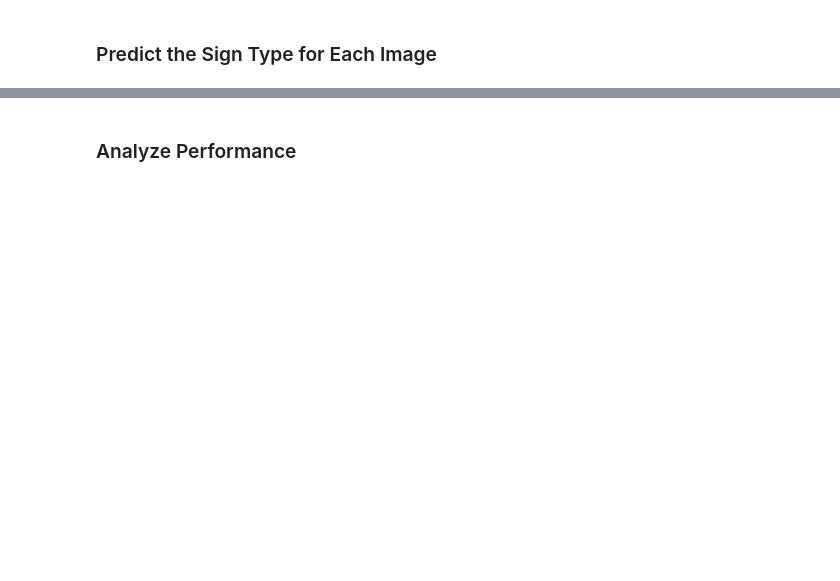
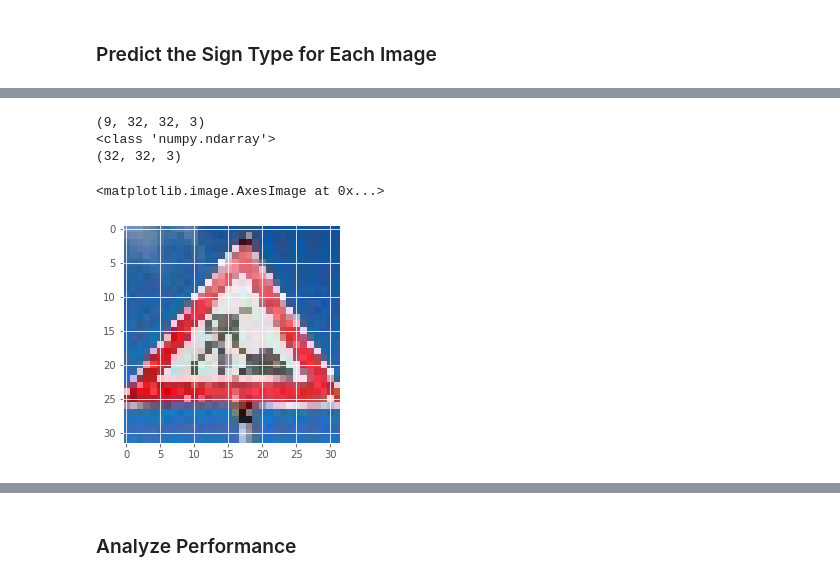
Before and after one commit to lexavtanke/CarND-Traffic-Sign-Classifier-Project, a Jupyter notebook: Traffic_Sign_Classifier.ipynb, the cells around one changed output, grey strips where cells are left out. Cells and saved outputs as stored; diff of their text form; code cells hidden in the pictures; blank space fills up the shorter version.

```diff
--- a/Traffic_Sign_Classifier.ipynb
+++ b/Traffic_Sign_Classifier.ipynb
@@ -442,0 +373,15 @@ You may find `signnames.csv` useful as it contains mappings from the class id (i
+# %%
+test_image = real_imgs_list[4]
+np_test_images = np.array(real_imgs_list)
+# nornalize test images as we normalize dataset earlier
+np_test_images = np_test_images.astype("float32") / 255
+print(np_test_images.shape)
+print(type(test_image))
+print(test_image.shape)
+plt.imshow(test_image)
+# %% [output]
+(9, 32, 32, 3)
+<class 'numpy.ndarray'>
+(32, 32, 3)
+<matplotlib.image.AxesImage at 0x...>
+[figure, added]
```
Also changed, not shown: parts of 24 cells of this notebook.
